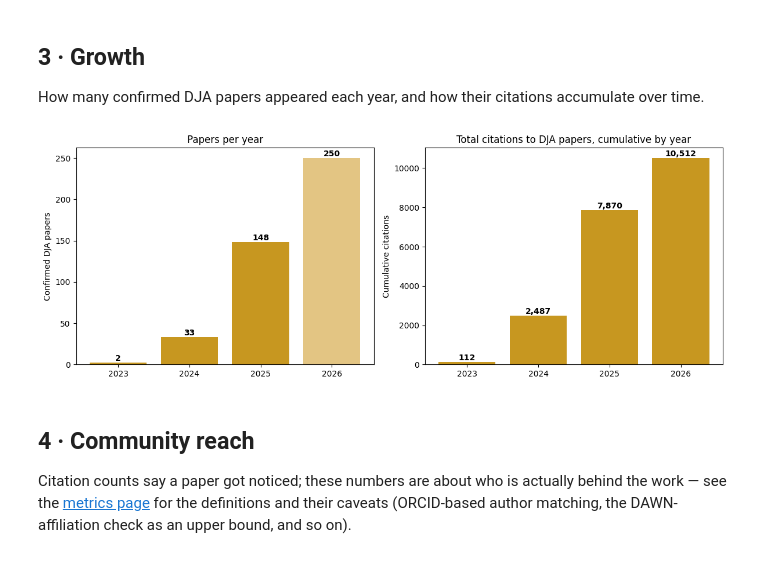
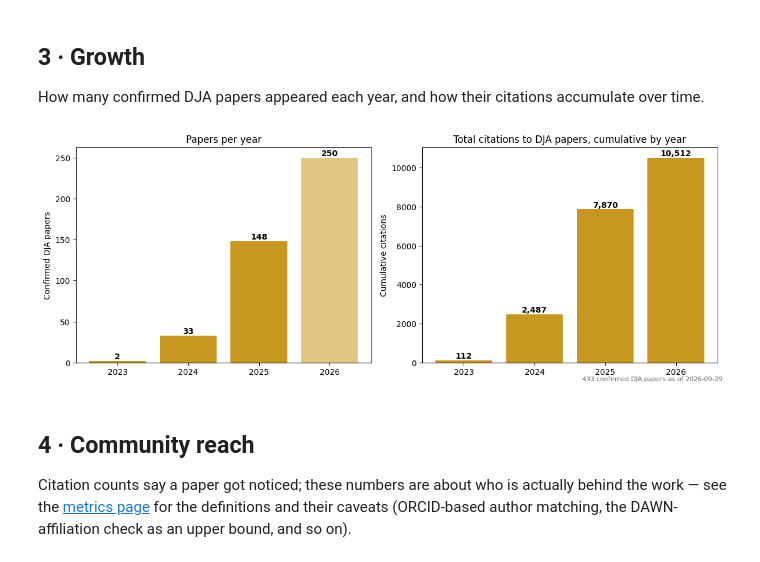
Before and after one commit to fmvalentino/dja-metrics, a Jupyter notebook: notebook/dja_discovery_example.ipynb, the cells around one changed output. Drawn from its saved outputs; the diff is of its cells as text; code cells hidden in the pictures.

```diff
--- a/notebook/dja_discovery_example.ipynb
+++ b/notebook/dja_discovery_example.ipynb
@@ -135,33 +136,36 @@ accumulate over time.
 # %%
 by_year = df_clean.dropna(subset=["year"]).groupby("year").size().sort_index()
 
 fig, axes = plt.subplots(1, 2, figsize=(12, 4.5))
 
 ax = axes[0]
 colors = ["#c79720" if y < by_year.index.max() else "#e3c583" for y in by_year.index]
 ax.bar(by_year.index.astype(int).astype(str), by_year.values, color=colors)
 for x, v in enumerate(by_year.values):
     ax.text(x, v, f"{v}", ha="center", va="bottom", fontweight="bold")
 ax.set_ylabel("Confirmed DJA papers")
 ax.set_title("Papers per year")
 
 # Total citations accrued so far, cumulative by publication year -- always increasing,
 # a simple read on DJA's growing citation footprint. No non-DJA comparison here; that
 # analysis lives in the private working notebook this example is trimmed from.
 cum_citations = (df_clean.dropna(subset=["year"])
                   .groupby("year")["citation_count"].sum().sort_index().cumsum())
 
 ax = axes[1]
 ax.bar(cum_citations.index.astype(int).astype(str), cum_citations.values, color="#c79720")
 for x, v in enumerate(cum_citations.values):
     ax.text(x, v, f"{v:,.0f}", ha="center", va="bottom", fontweight="bold")
 ax.set_ylabel("Cumulative citations")
 ax.set_title("Total citations to DJA papers, cumulative by year")
 
 plt.tight_layout()
+# Stamp the run date so a saved/exported copy of this figure carries its own as-of date.
+fig.text(0.995, 0.01, f"{len(df_clean)} confirmed DJA papers as of {date.today():%Y-%m-%d}",
+         ha="right", va="bottom", fontsize=8, color="#666666")
 plt.show()
 # %% [output]
-[figure, old version]
+[figure, new version]
 # %% [markdown]
 ## 4 · Community reach
 
```
Also changed, not shown: parts of 1 cell of this notebook, 2 other files.
